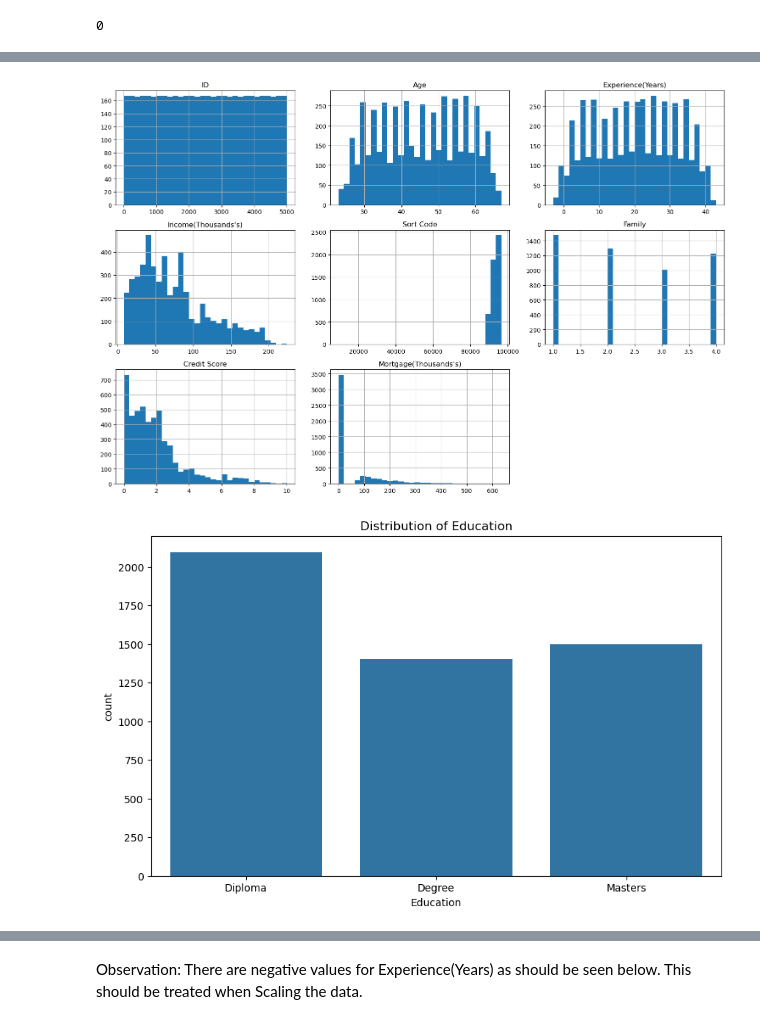
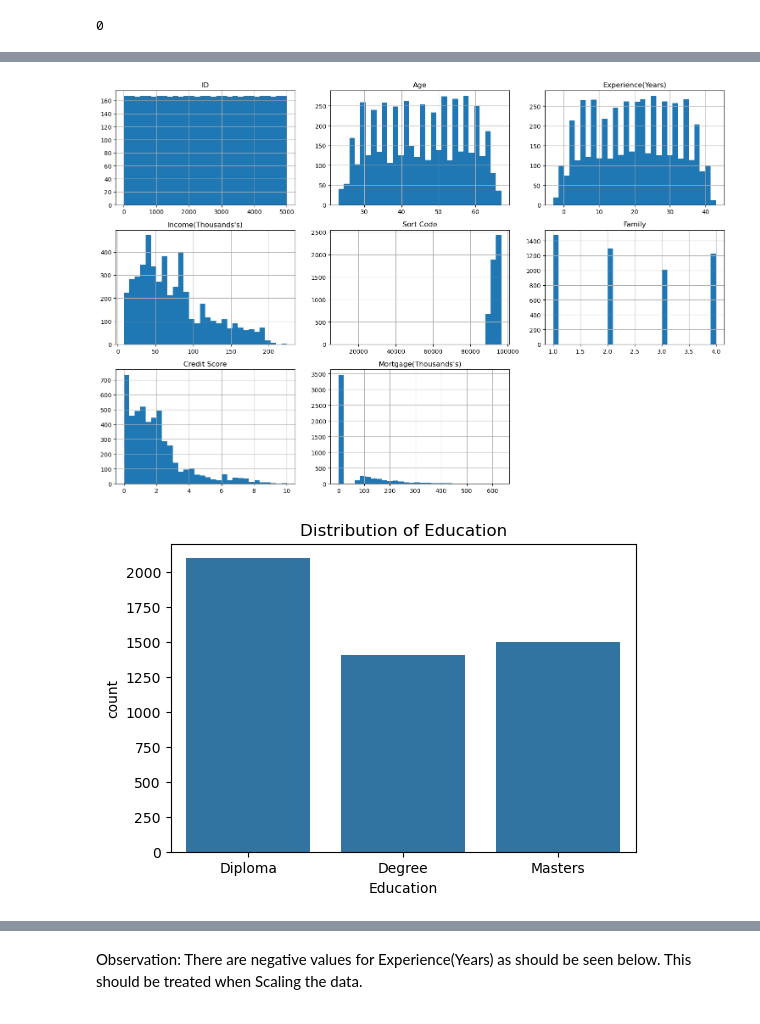
Before and after one commit to IC2020341/IngridCastro_ML_CA2, a Jupyter notebook: IngridCastro_ML_CA2.ipynb.ipynb, the cells around one changed output, grey strips where cells are left out. Drawn from its saved outputs; the diff is of its cells as text; code cells hidden in the pictures.

```diff
--- a/IngridCastro_ML_CA2.ipynb.ipynb
+++ b/IngridCastro_ML_CA2.ipynb.ipynb
@@ -251,16 +225,16 @@ plt.show()
 # %%
 numeric_columns = df1.select_dtypes(include=['float64', 'int64']).columns
 categorical_columns = df1.select_dtypes(include=['object', 'bool', 'category']).columns
 
 df1[numeric_columns].hist(bins=30, figsize=(15, 10), layout=(len(numeric_columns)//3+1, 3))
 plt.tight_layout()
 plt.show()
 
 for column in categorical_columns:
-    plt.figure(figsize=(10, 6))
+    plt.figure(figsize=(6, 4))
     sns.countplot(x=column, data=df1)
     plt.title(f'Distribution of {column}')
     plt.show()
 # %% [output]
 [figure]
-[figure, old version]
+[figure, new version]
```
Also changed, not shown: parts of 54 cells of this notebook.
